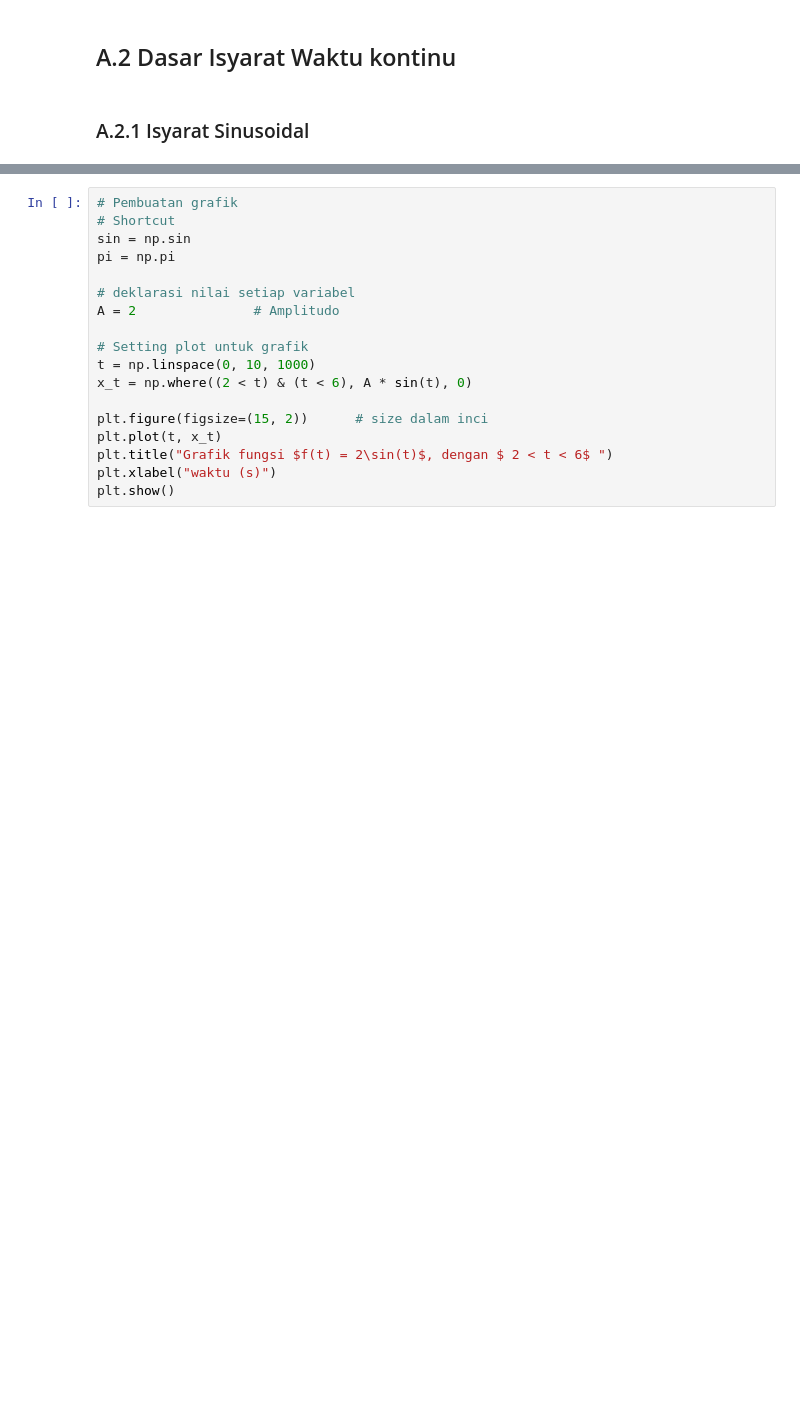
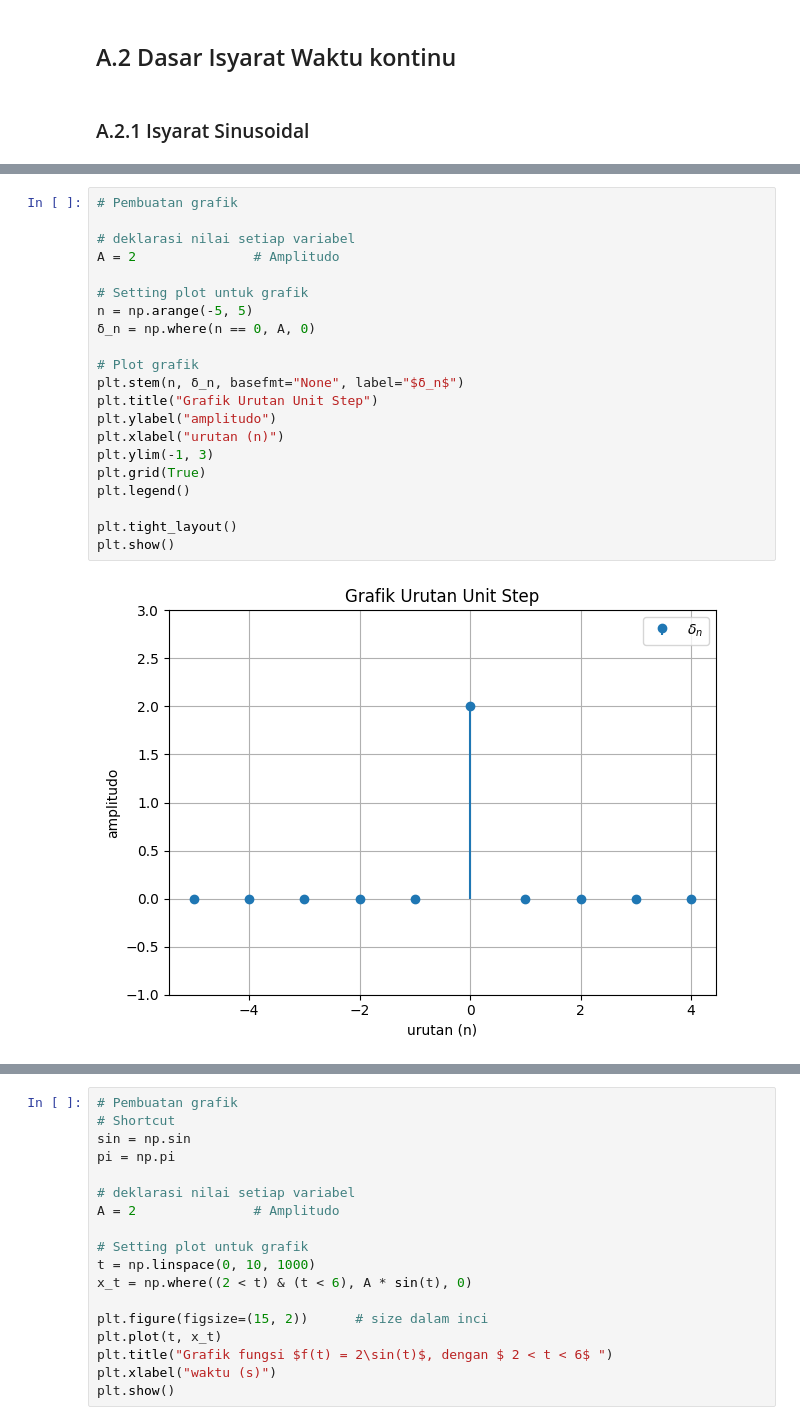
Before and after one commit to Dzuumirrah/Isyarat-dan-Sistem, a Jupyter notebook: Mid-term/answer-notebook.ipynb, the cells around one changed output, grey strips where cells are left out. Cells and saved outputs as stored; diff of their text form; blank space fills up the shorter version.

```diff
--- a/Mid-term/answer-notebook.ipynb
+++ b/Mid-term/answer-notebook.ipynb
@@ -126,0 +340,23 @@ $f(t) = 0,$ untuk $t$ lainnya.
+# %%
+# Pembuatan grafik
+
+# deklarasi nilai setiap variabel
+A = 2               # Amplitudo
+
+# Setting plot untuk grafik
+n = np.arange(-5, 5)
+δ_n = np.where(n == 0, A, 0)
+
+# Plot grafik
+plt.stem(n, δ_n, basefmt="None", label="$δ_n$")
+plt.title("Grafik Urutan Unit Step")
+plt.ylabel("amplitudo")
+plt.xlabel("urutan (n)")
+plt.ylim(-1, 3)
+plt.grid(True)
+plt.legend()
+
+plt.tight_layout()
+plt.show()
+# %% [output]
+[figure, added]
```
Also changed, not shown: parts of 71 cells of this notebook, 1 other file.
